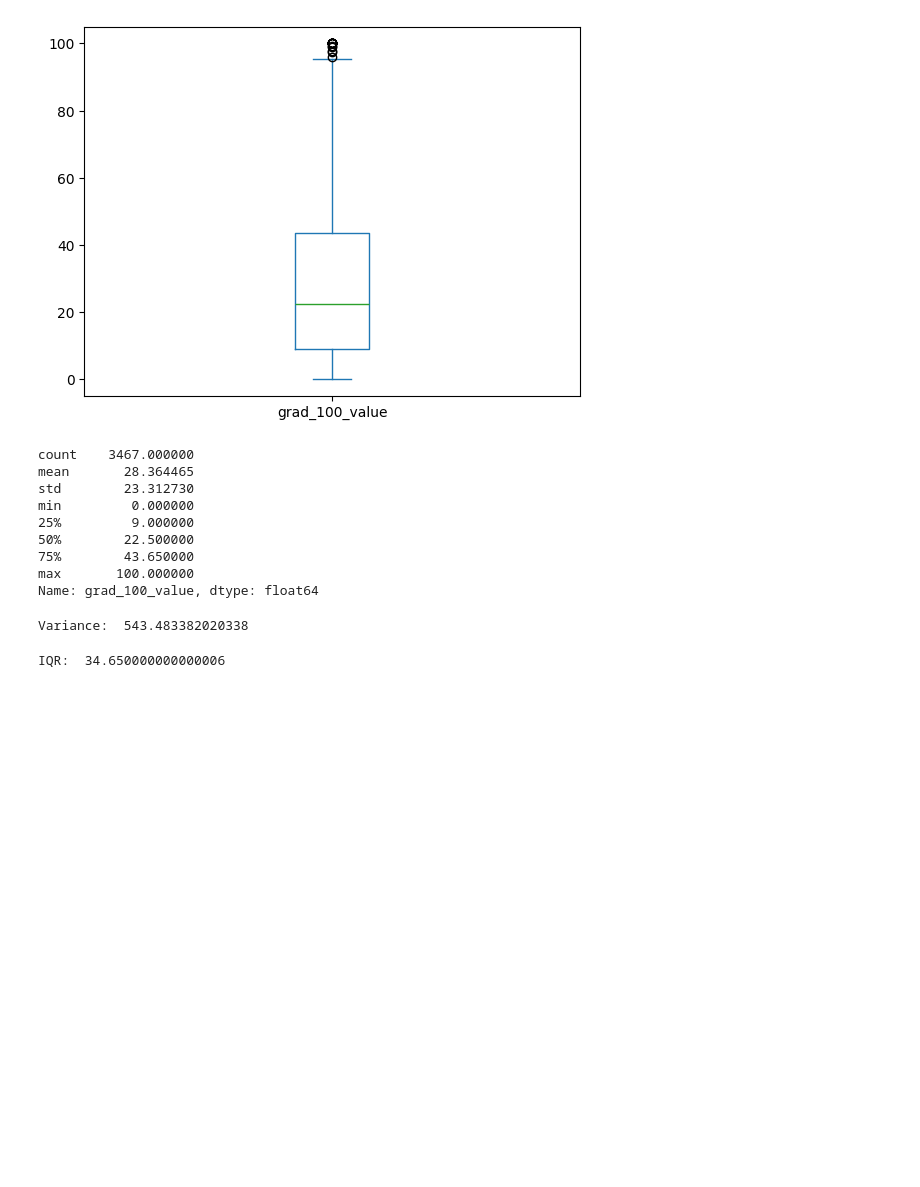
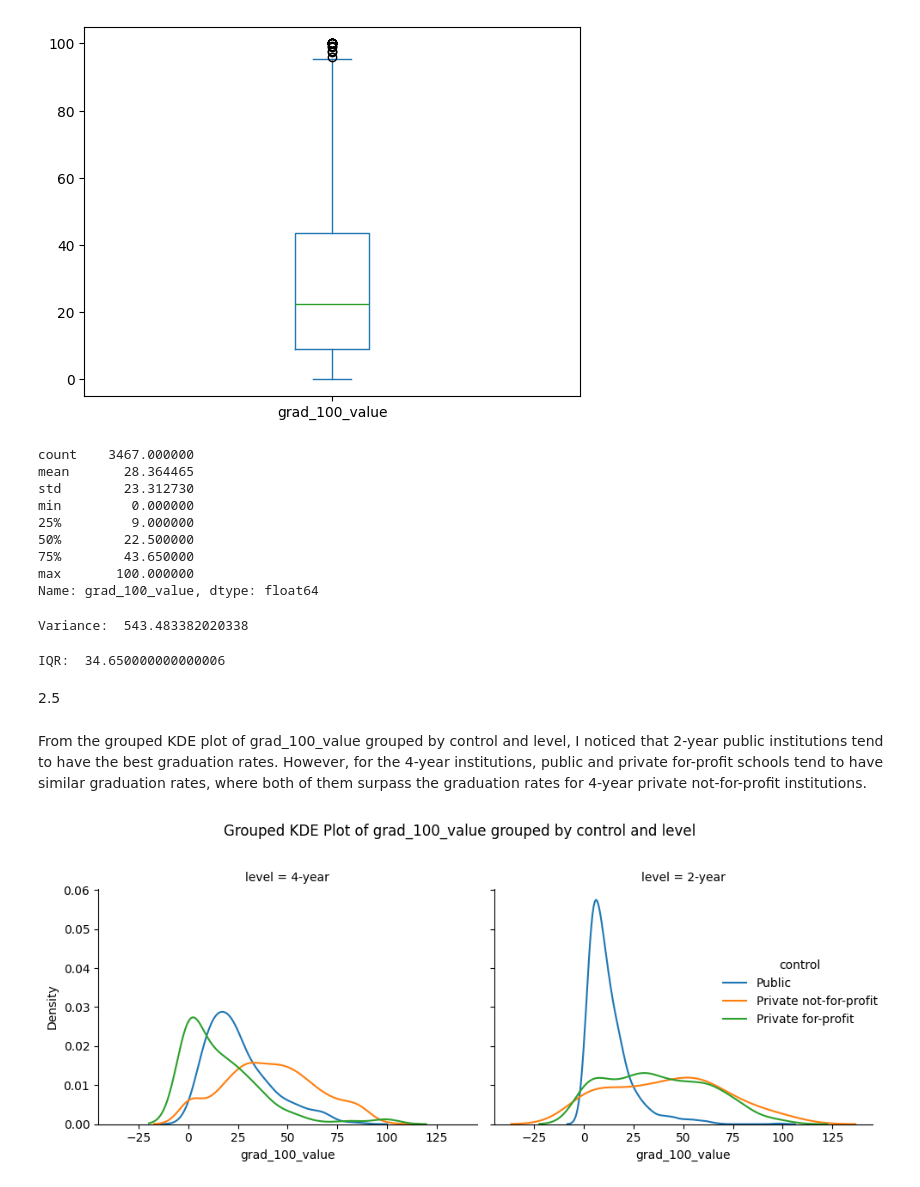
Before and after one commit to mchen899923/visualization_assignment, a Jupyter notebook: assignment.ipynb, the cells around one changed output. Drawn from its saved outputs; the diff is of its cells as text; code cells hidden in the pictures; blank space fills up the shorter version.

```diff
--- a/assignment.ipynb
+++ b/assignment.ipynb
@@ -189,3 +189,21 @@ IQR = thirdQ - firstQ #IQR
 print("IQR: ", IQR)
 # %% [output]
 IQR:  34.650000000000006
+# %% [markdown]
+2.5
+# %% [markdown]
+From the grouped KDE plot of grad_100_value grouped by control and level, I noticed that 2-year public institutions tend to have the best graduation rates. However, for the 4-year institutions, public and private for-profit schools tend to have similar graduation rates, where both of them surpass the graduation rates for 4-year private not-for-profit institutions.
+# %%
+conditioning = "control"
+conditioning_2 = "level"
+var = "grad_100_value"
+
+# Use FacetGrid to create grouped plots by 'control' and 'level'
+g = sns.FacetGrid(college_completion_df, col = conditioning_2, hue = conditioning, height = 4, aspect = 1)
+g.map(sns.kdeplot, var, common_norm = False)
+g.fig.suptitle(f"Grouped KDE Plot of {var} grouped by {conditioning} and {conditioning_2}", y = 1.02) # Add a title to the figure
+g.add_legend(title = conditioning) # Add a legend
+plt.tight_layout() # Adjust layout to prevent overlap
+plt.show() # Display the plot
+# %% [output]
+[figure, added]
```
Also changed, not shown: parts of 5 cells of this notebook.
